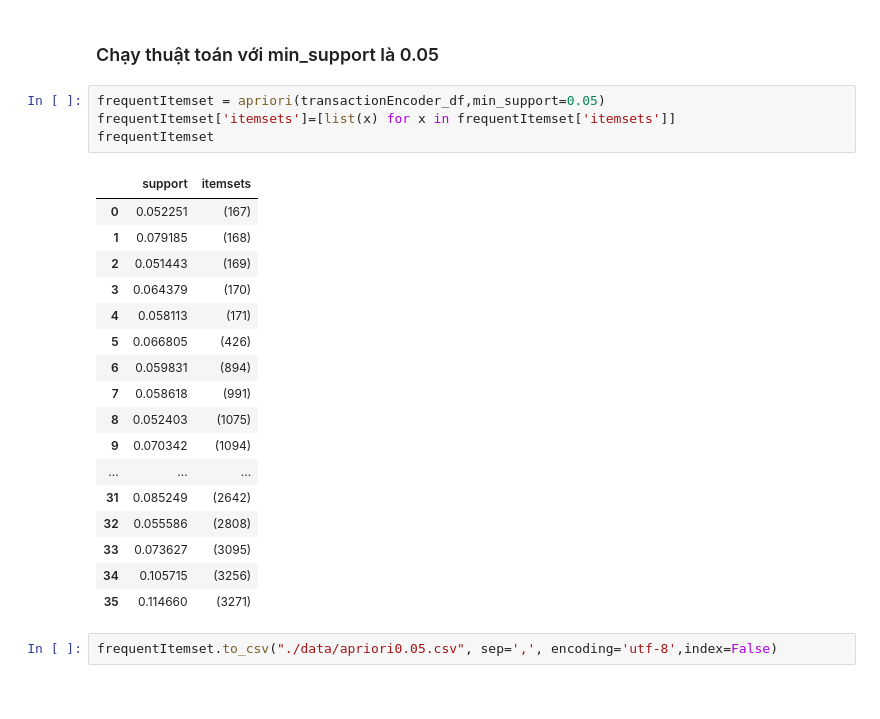
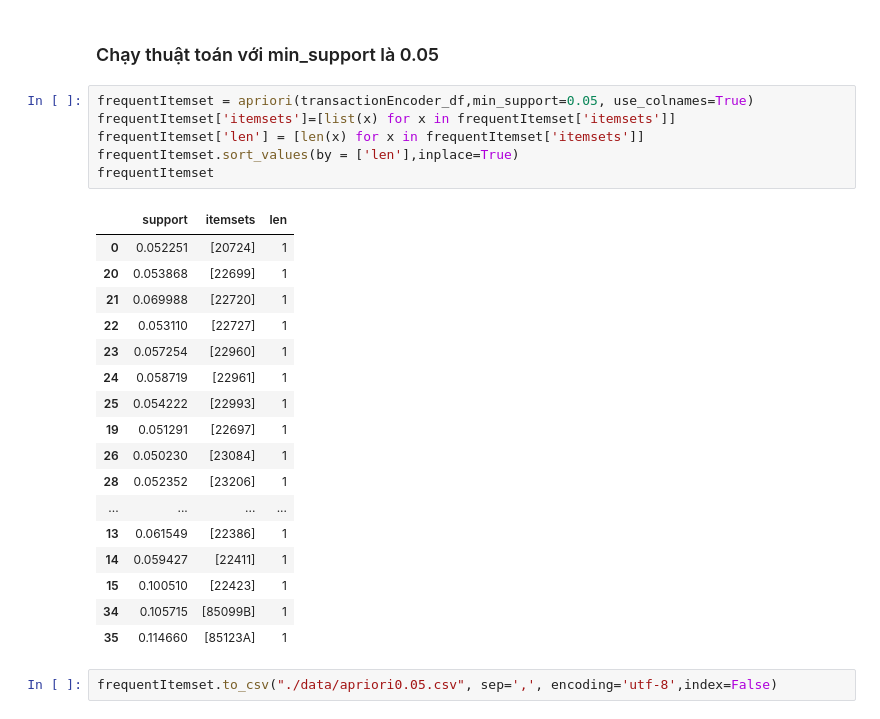
Before and after one commit to n0aHVN/Uni_DataMining_Final, a Jupyter notebook: Code.ipynb, the cells around one changed output. Drawn from its saved outputs; the diff is of its cells as text.

```diff
--- a/Code.ipynb
+++ b/Code.ipynb
@@ -1091,27 +1085,29 @@ frequentItemset.to_csv("./data/apriori0.01.csv", sep=',', encoding='utf-8',index
 # %% [markdown]
 ### Chạy thuật toán với min_support là 0.05
 # %%
-frequentItemset = apriori(transactionEncoder_df,min_support=0.05)
+frequentItemset = apriori(transactionEncoder_df,min_support=0.05, use_colnames=True)
 frequentItemset['itemsets']=[list(x) for x in frequentItemset['itemsets']]
+frequentItemset['len'] = [len(x) for x in frequentItemset['itemsets']]
+frequentItemset.sort_values(by = ['len'],inplace=True)
 frequentItemset
 # %% [output]
-|  | support | itemsets |
-| 0 | 0.052251 | (167) |
-| 1 | 0.079185 | (168) |
-| 2 | 0.051443 | (169) |
-| 3 | 0.064379 | (170) |
-| 4 | 0.058113 | (171) |
-| 5 | 0.066805 | (426) |
-| 6 | 0.059831 | (894) |
-| 7 | 0.058618 | (991) |
-| 8 | 0.052403 | (1075) |
-| 9 | 0.070342 | (1094) |
-| ... | ... | ... |
-| 31 | 0.085249 | (2642) |
-| 32 | 0.055586 | (2808) |
-| 33 | 0.073627 | (3095) |
-| 34 | 0.105715 | (3256) |
-| 35 | 0.114660 | (3271) |
+|  | support | itemsets | len |
+| 0 | 0.052251 | [20724] | 1 |
+| 20 | 0.053868 | [22699] | 1 |
+| 21 | 0.069988 | [22720] | 1 |
+| 22 | 0.053110 | [22727] | 1 |
+| 23 | 0.057254 | [22960] | 1 |
+| 24 | 0.058719 | [22961] | 1 |
+| 25 | 0.054222 | [22993] | 1 |
+| 19 | 0.051291 | [22697] | 1 |
+| 26 | 0.050230 | [23084] | 1 |
+| 28 | 0.052352 | [23206] | 1 |
+| ... | ... | ... | ... |
+| 13 | 0.061549 | [22386] | 1 |
+| 14 | 0.059427 | [22411] | 1 |
+| 15 | 0.100510 | [22423] | 1 |
+| 34 | 0.105715 | [85099B] | 1 |
+| 35 | 0.114660 | [85123A] | 1 |
 # %%
 frequentItemset.to_csv("./data/apriori0.05.csv", sep=',', encoding='utf-8',index=False)
 # %% [markdown]
```
Also changed, not shown: parts of 19 cells of this notebook, 5 other files.
